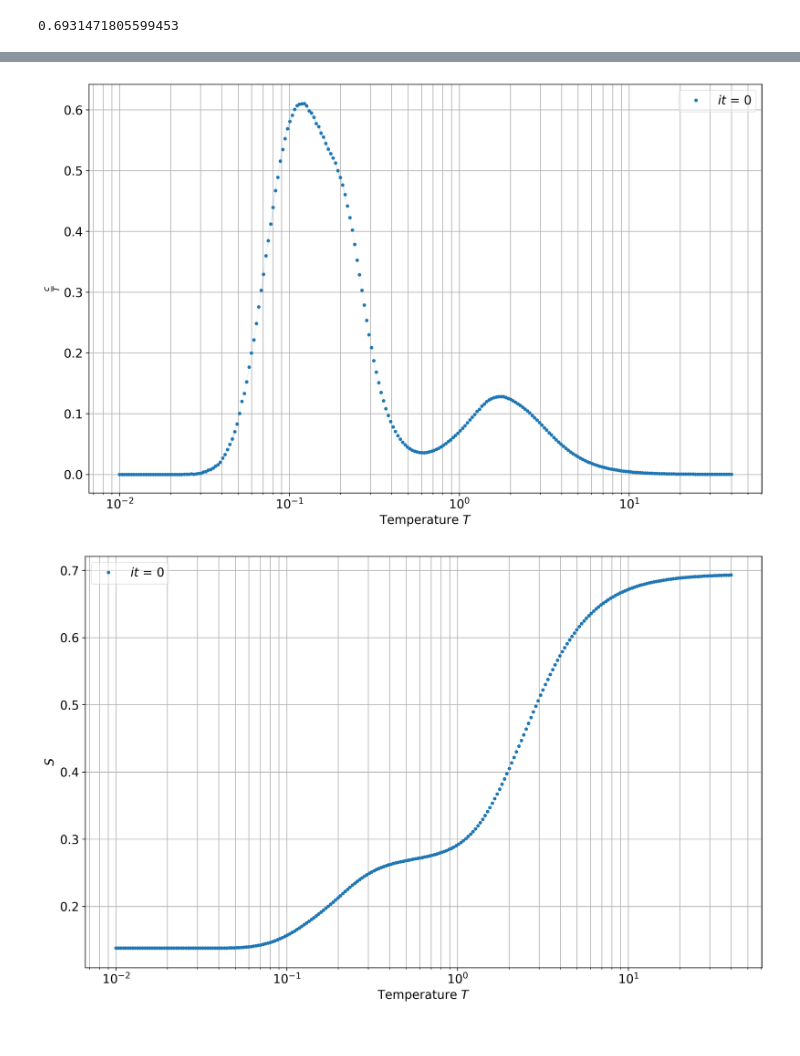
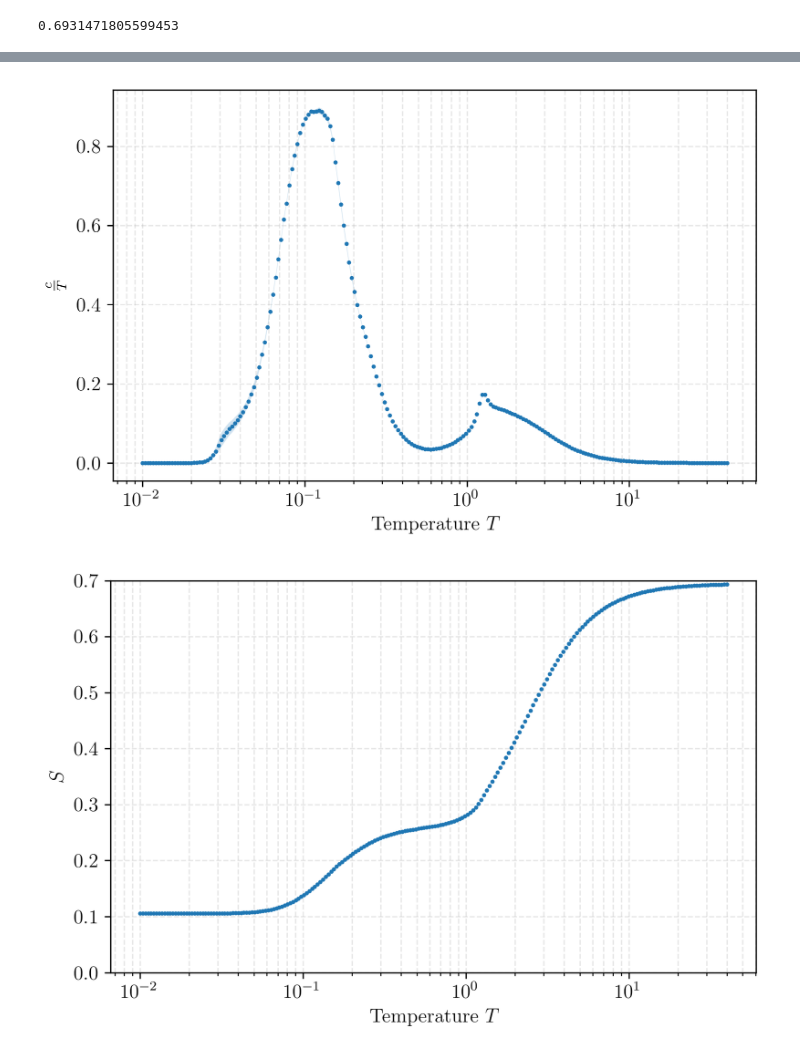
Before and after one commit to jeannecolbois/myopic-dual-worm, a Jupyter notebook: dualworm-kagome/AnalysisCode_KJ1J2J3/AnalysisEasyPhase_FullGsEntropy.ipynb, the cells around one changed output, grey strips where cells are left out. Saved outputs shown, nothing was run; the diff lists cells and outputs as text; code cells hidden in the pictures.

Commit message:
Adding options to plot entropy of Easy phase -> Bulk E -> averaging samples

```diff
--- a/dualworm-kagome/AnalysisCode_KJ1J2J3/AnalysisEasyPhase_FullGsEntropy.ipynb
+++ b/dualworm-kagome/AnalysisCode_KJ1J2J3/AnalysisEasyPhase_FullGsEntropy.ipynb
@@ -29,12 +29,21 @@ matplotlib.rcParams['axes.unicode_minus'] = False
 matplotlib.rcParams.update({'font.size': 14, 'pgf.texsystem':'pdflatex'})
 # %%
 # Create a folder to save the pictures
-foldername = '../../MFUs/Tests_31-08-20_EasyPhase/'
+foldername = '../../MFUs/Runs_01-09-20_EasyPhase_L20/'
 #foldername = '../Analysis_PSI/Runs_12-11-19_ssfMagnField/'
-results_foldername = 'Results_01-09-20/'
+results_foldername = 'Results_02-09-20/'
 os.makedirs('./' + foldername + results_foldername, exist_ok = True)
 
-filenamelist = ['KEasyPhase_L4_nsm262144_it0_folder/backup',
-                'KEasyPhase_L4_nsm262144_it1_folder/backup']
+filenamelist = ['KEasyPhase_L20_it0_nsm32768_folder/backup',
+                'KEasyPhase_L20_it1_nsm32768_folder/backup',
+                'KEasyPhase_L20_it2_nsm32768_folder/backup',
+                'KEasyPhase_L20_it3_nsm32768_folder/backup',
+                'KEasyPhase_L20_it4_nsm32768_folder/backup',
+                'KEasyPhase_L20_it5_nsm32768_folder/backup',
+                'KEasyPhase_L20_it6_nsm32768_folder/backup',
+                'KEasyPhase_L20_it7_nsm32768_folder/backup',
+                'KEasyPhase_L20_it10_nsm32768_folder/backup',
+                'KEasyPhase_L20_it11_nsm32768_folder/backup'
+               ]
 n = len(filenamelist)
 # %%
@@ -152,13 +174,20 @@ array([[0.13790341],
 #    af.BasicPlotsE(L, i, tidmin, tidmax, temperatures_plots, hfields_plots, foldername,
 #                    results_foldername, filenamelist, t_h_MeanE, t_h_MeanEsq, t_h_varMeanE,
 #                    t_h_varMeanEsq, C, ErrC, J1, J2, J3, J4, **kw)
-#plt.show()
+#
 #
 if mergeruns:
     nplots = 1
+    addsave = "_Merged_"
 else:
     nplots = n
+    addsave = "_IndependentRuns_"
+
+put_legend = not mergeruns
 af.BulkPlotsE(L, nplots, 0, tidmin, tidmax, temperatures_plots, foldername,
                 results_foldername, filenamelist, t_h_MeanE, t_h_MeanEsq, t_h_varMeanE,
-                t_h_varMeanEsq, C, ErrC, J1, J2, J3, J4, t_h_S, t_h_Smin, t_h_Smax)
+                t_h_varMeanEsq, C, ErrC, J1, J2, J3, J4,
+              t_h_S, t_h_Smin, t_h_Smax, addsave = addsave,
+              figsize = (6,4), markersize = 3, ncol = 2, loc = 'upper right',
+              put_legend = put_legend)
 # %% [output]
@@ -167,2 +196,2 @@ af.BulkPlotsE(L, nplots, 0, tidmin, tidmax, temperatures_plots, foldername,
-[figure, old version]
+[figure, new version]
-[figure, old version]
+[figure, new version]
```
Also changed, not shown: parts of 16 cells of this notebook, 3 other files.
